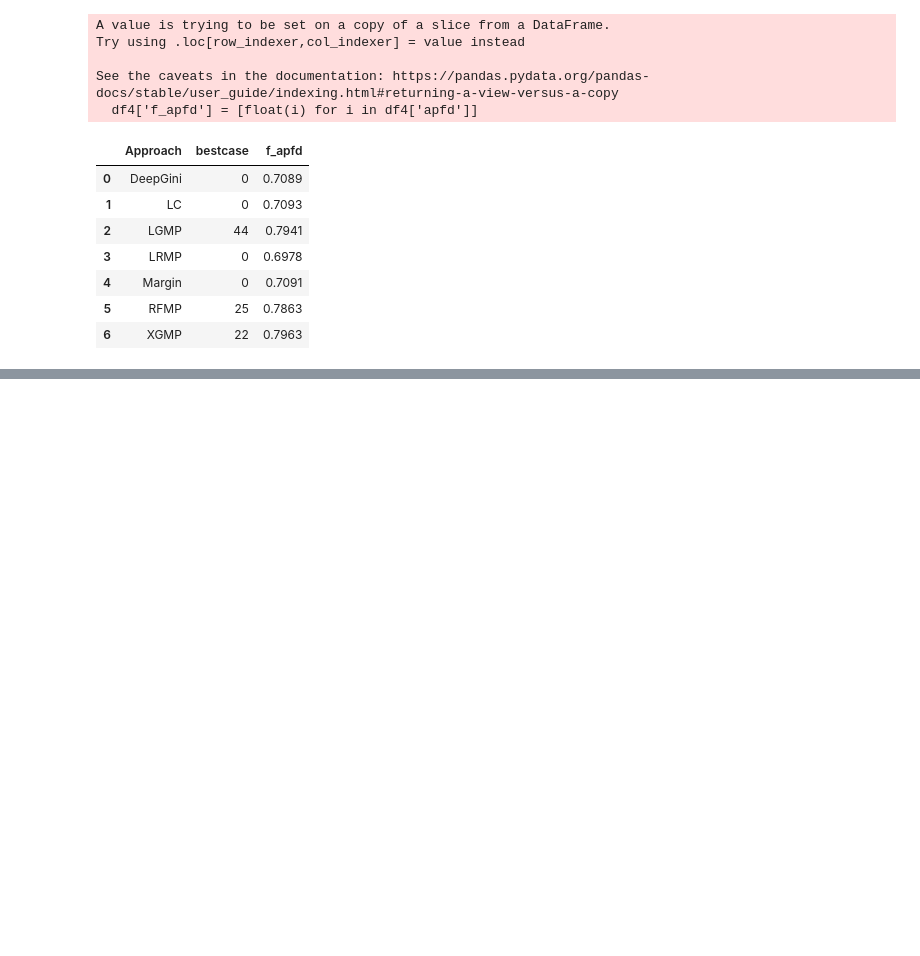
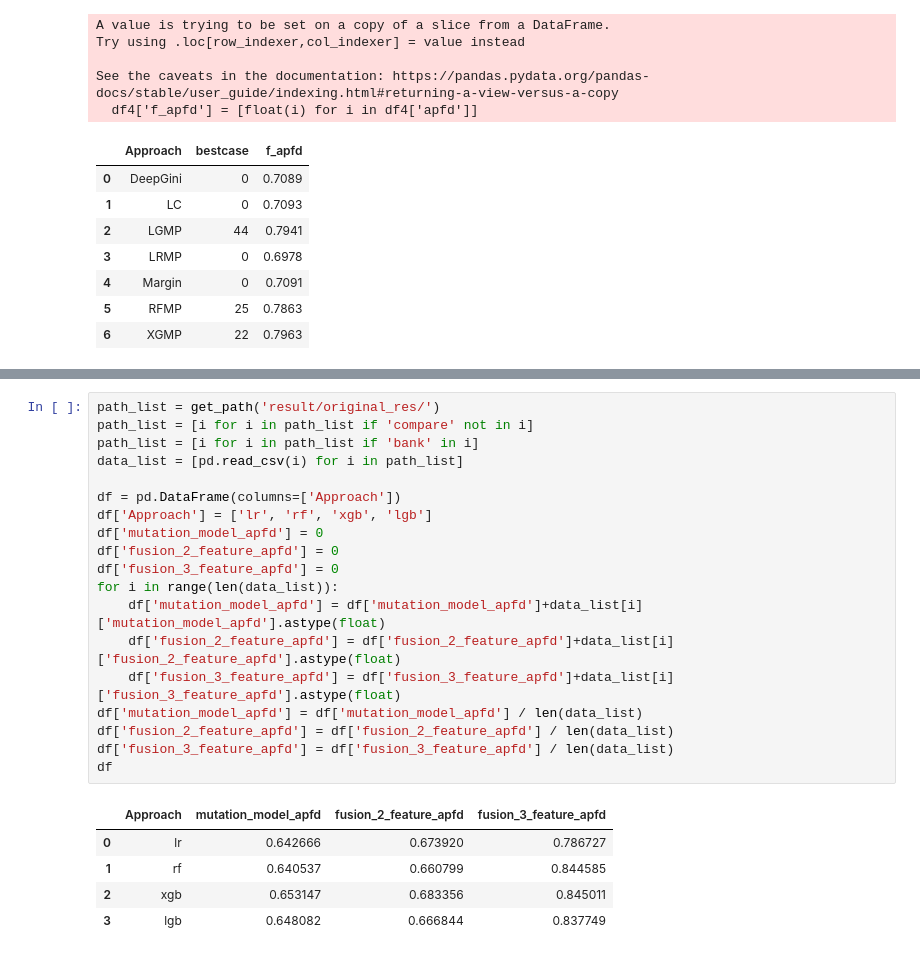
Before and after one commit to yinghuali/MLPrior, a Jupyter notebook: ResultsProcessing.ipynb, the cells around one changed output, grey strips where cells are left out. Cells and saved outputs as stored; diff of their text form; blank space fills up the shorter version.

```diff
--- a/ResultsProcessing.ipynb
+++ b/ResultsProcessing.ipynb
@@ -672,0 +710,25 @@ See the caveats in the documentation: https://pandas.pydata.org/pandas-docs/stab
+# %%
+path_list = get_path('result/original_res/')
+path_list = [i for i in path_list if 'compare' not in i]
+path_list = [i for i in path_list if 'bank' in i]
+data_list = [pd.read_csv(i) for i in path_list]
+
+df = pd.DataFrame(columns=['Approach'])
+df['Approach'] = ['lr', 'rf', 'xgb', 'lgb']
+df['mutation_model_apfd'] = 0
+df['fusion_2_feature_apfd'] = 0
+df['fusion_3_feature_apfd'] = 0
+for i in range(len(data_list)):
+    df['mutation_model_apfd'] = df['mutation_model_apfd']+data_list[i]['mutation_model_apfd'].astype(float)
+    df['fusion_2_feature_apfd'] = df['fusion_2_feature_apfd']+data_list[i]['fusion_2_feature_apfd'].astype(float)
+    df['fusion_3_feature_apfd'] = df['fusion_3_feature_apfd']+data_list[i]['fusion_3_feature_apfd'].astype(float)
+df['mutation_model_apfd'] = df['mutation_model_apfd'] / len(data_list)
+df['fusion_2_feature_apfd'] = df['fusion_2_feature_apfd'] / len(data_list)
+df['fusion_3_feature_apfd'] = df['fusion_3_feature_apfd'] / len(data_list)
+df
+# %% [output]
+|  | Approach | mutation_model_apfd | fusion_2_feature_apfd | fusion_3_feature_apfd |
+| 0 | lr | 0.642666 | 0.673920 | 0.786727 |
+| 1 | rf | 0.640537 | 0.660799 | 0.844585 |
+| 2 | xgb | 0.653147 | 0.683356 | 0.845011 |
+| 3 | lgb | 0.648082 | 0.666844 | 0.837749 |
```
Also changed, not shown: parts of 7 cells of this notebook, 3 other files.
